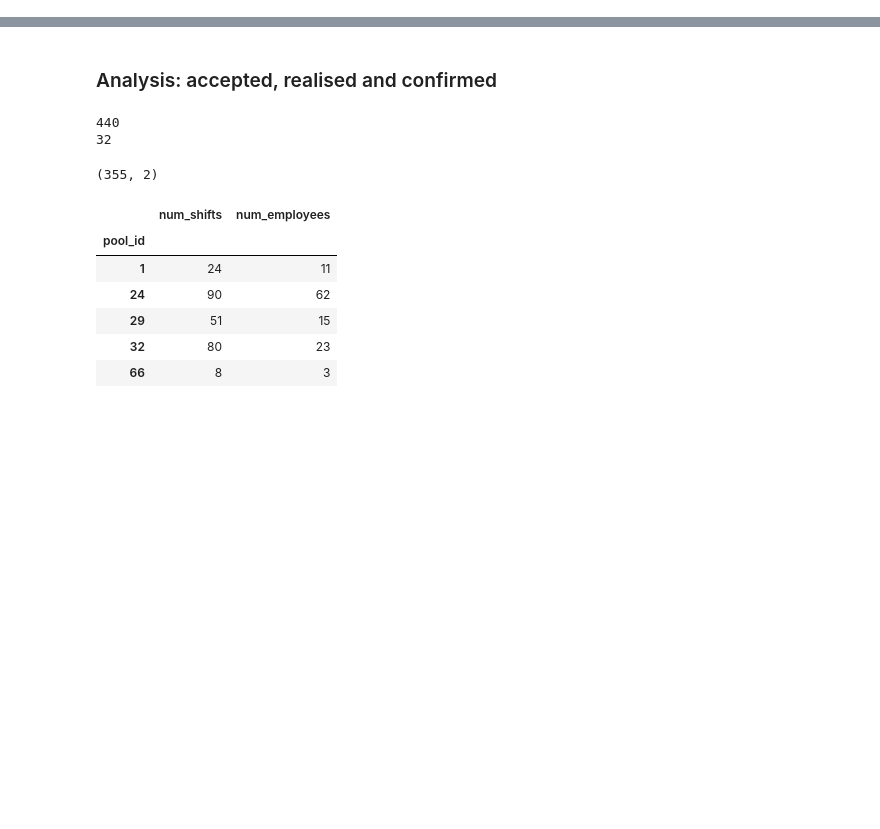
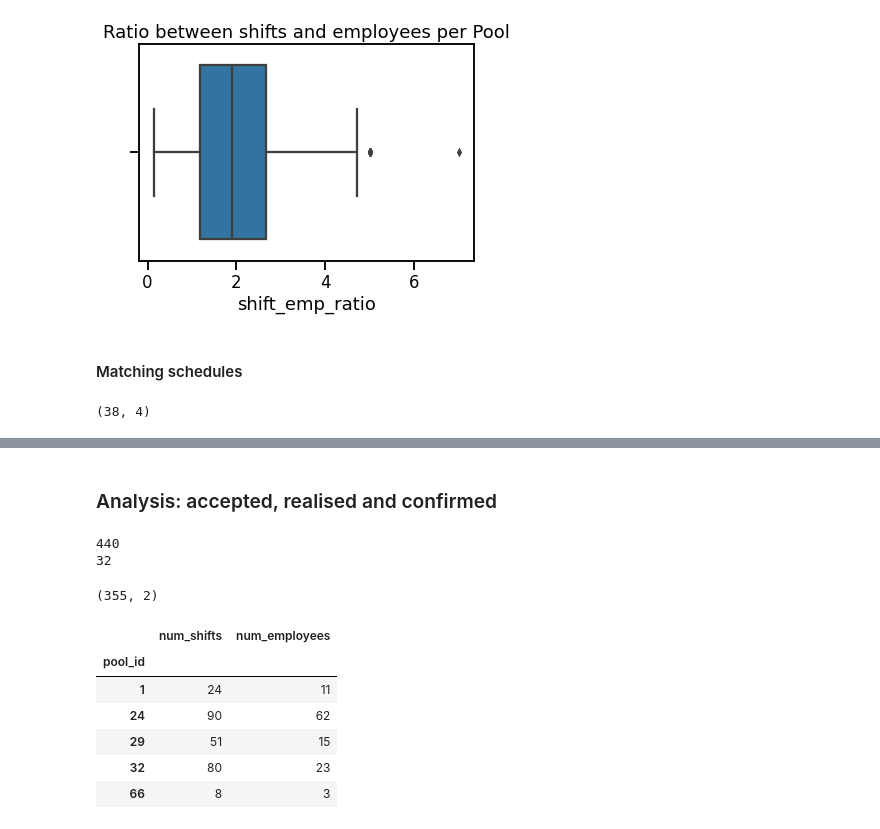
Before and after one commit to benplatten/UvA_MSc_Thesis, a Jupyter notebook: notebooks/eda/clean_eda_310622.ipynb, the cells around one changed output, grey strips where cells are left out. Drawn from its saved outputs; the diff is of its cells as text; code cells hidden in the pictures; blank space fills up the shorter version.

```diff
--- a/notebooks/eda/clean_eda_310622.ipynb
+++ b/notebooks/eda/clean_eda_310622.ipynb
@@ -57,0 +137,17 @@ But most are small
+# %%
+title='Ratio between shifts and employees per Pool'
+name='shift_emp_ratio'
+
+plot = sns.boxplot(x=pool_df["shift_emp_ratio"]).set_title(title)
+
+fig = plot.get_figure()
+fig.savefig(f"{plots}{name}.png",bbox_inches='tight')
+# %% [output]
+[figure, added]
+# %% [markdown]
+#### Matching schedules
+# %%
+match_df = pool_df[pool_df.duplicated(subset=["shift_count", "employee_count"], keep=False)].sort_values(['shift_count','employee_count'])
+match_df.shape
+# %% [output]
+(38, 4)
```
Also changed, not shown: parts of 45 cells of this notebook, 17 other files.
